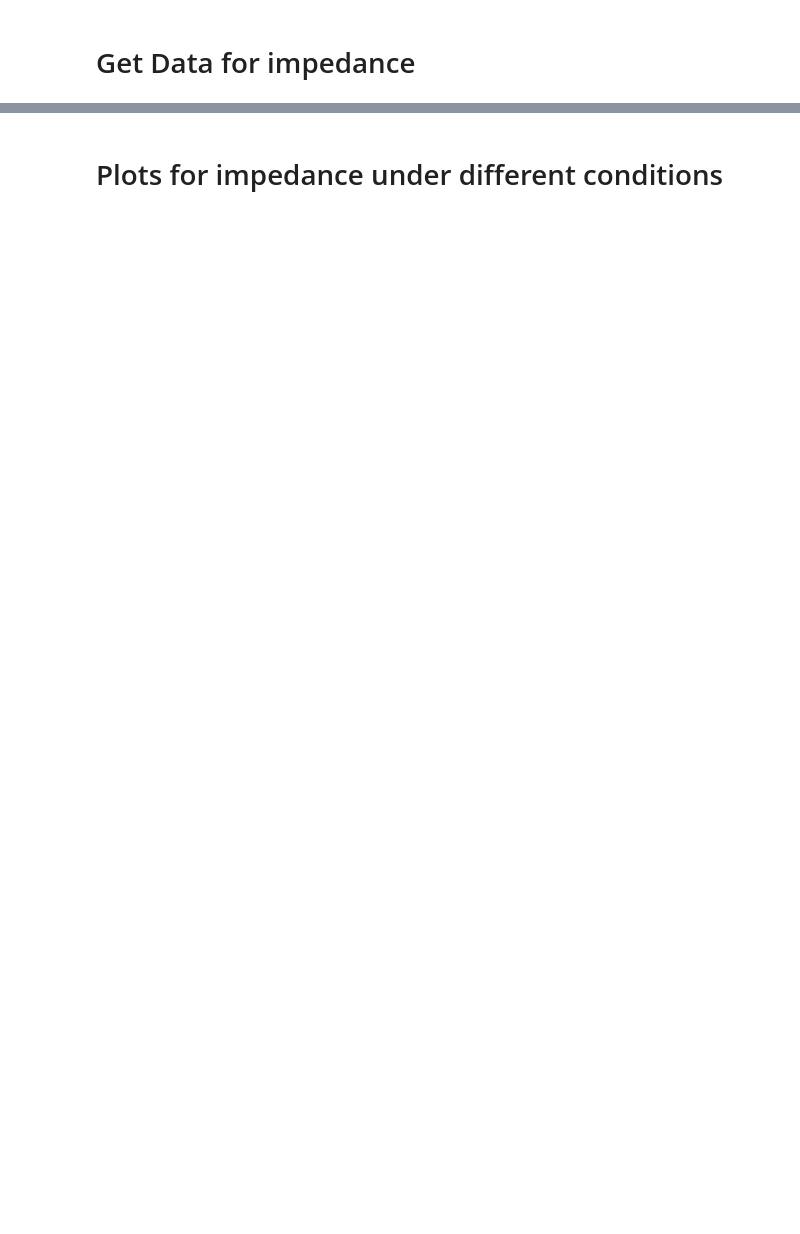
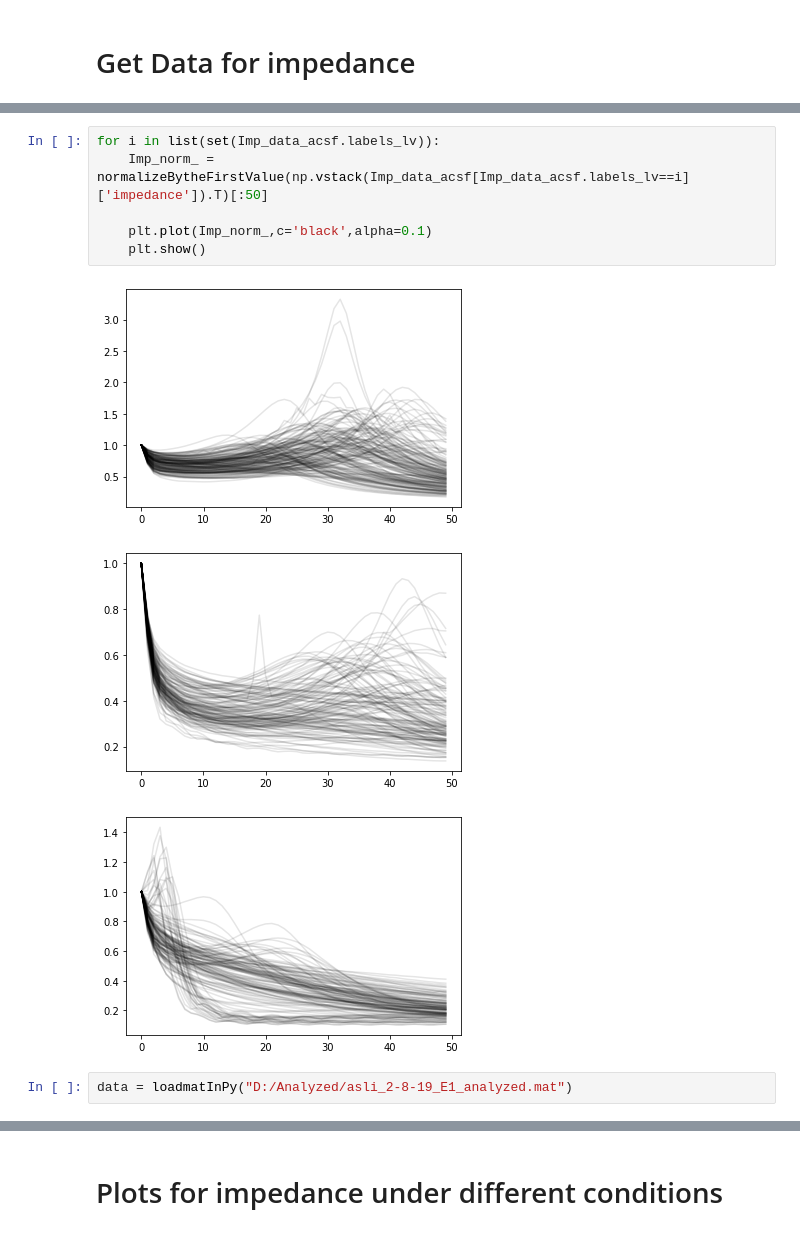
Before and after one commit to Nishant-codex/single_cell_analysis, a Jupyter notebook: notebooks/Impedance_clustering_for_drug.ipynb, the cells around one changed output, grey strips where cells are left out. Drawn from its saved outputs; the diff is of its cells as text; blank space fills up the shorter version.

```diff
--- a/notebooks/Impedance_clustering_for_drug.ipynb
+++ b/notebooks/Impedance_clustering_for_drug.ipynb
@@ -493,0 +118,12 @@ plt.show()
+# %%
+for i in list(set(Imp_data_acsf.labels_lv)):
+    Imp_norm_ = normalizeBytheFirstValue(np.vstack(Imp_data_acsf[Imp_data_acsf.labels_lv==i]['impedance']).T)[:50]
+
+    plt.plot(Imp_norm_,c='black',alpha=0.1)
+    plt.show()
+# %% [output]
+[figure, added]
+[figure, added]
+[figure, added]
+# %%
+data = loadmatInPy("D:/Analyzed/asli_2-8-19_E1_analyzed.mat")
```
Also changed, not shown: parts of 45 cells of this notebook, 7 other files.
